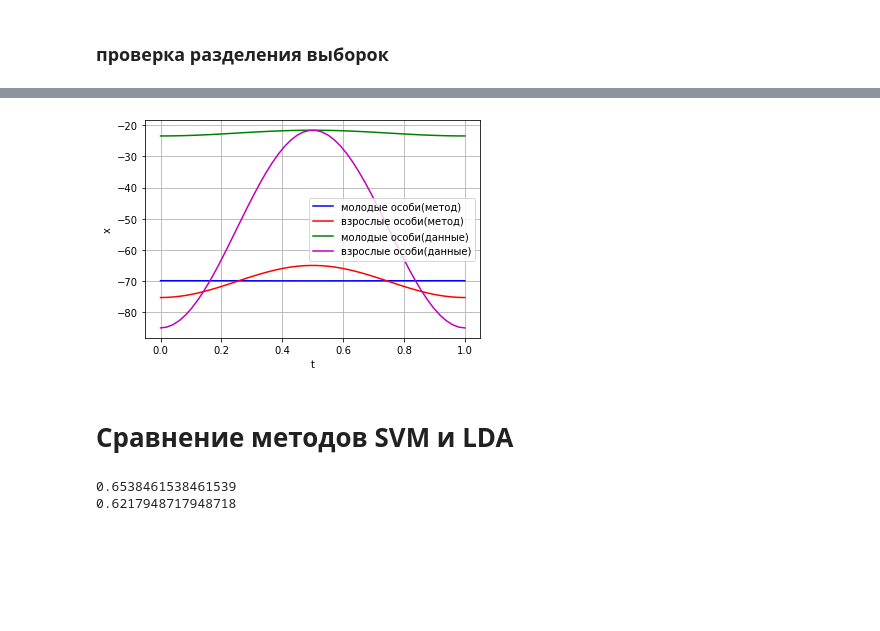
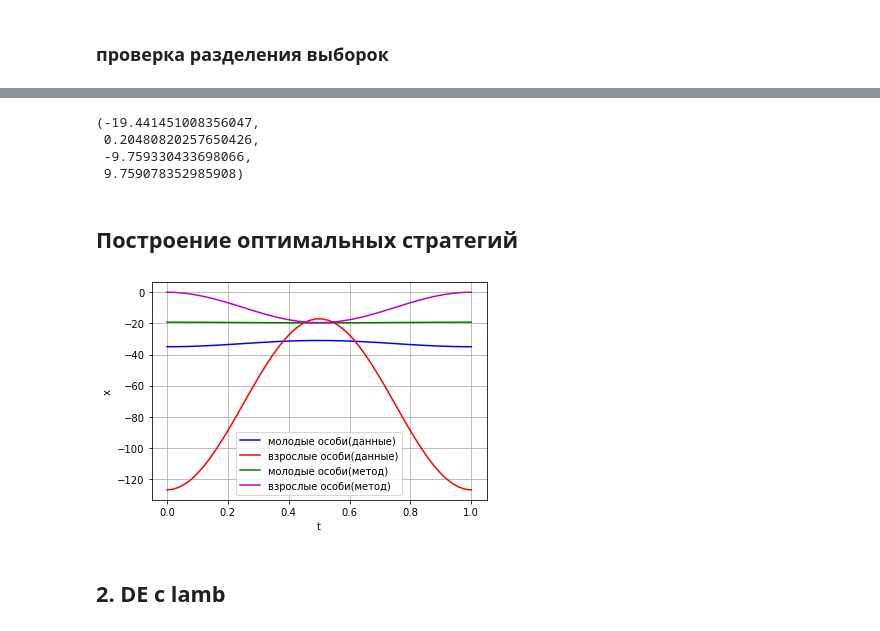
Before and after one commit to XeniaKlimenko/ML_SearchFitness, a Jupyter notebook: fitness_search.ipynb, the cells around one changed output, grey strips where cells are left out. Saved outputs shown, nothing was run; the diff lists cells and outputs as text; code cells hidden in the pictures; blank space fills up the shorter version.

```diff
--- a/fitness_search.ipynb
+++ b/fitness_search.ipynb
@@ -513,27 +924,37 @@ print('Вычисленные стратегий A и B по коэффицие
+# %%
+Aj=result_DE.x[0]
+Aa=result_DE.x[1]
+Bj = -(alpha_j*sigma1 - 2*delta_j*(Aj  + C0))/(2*(4*(np.pi**2)*beta_j + delta_j))
+Ba = -(alpha_a*sigma1 - 2*delta_a*(Aa  + C0))/(2*(4*(np.pi**2)*beta_a + delta_a))
+Aj, Bj, Aa, Ba
+# %% [output]
+(-19.441451008356047,
+ 0.20480820257650426,
+ -9.759330433698066,
+ 9.759078352985908)
+# %% [markdown]
+## Построение оптимальных стратегий
 # %%
+A_j=-33
+B_j=-2
+A_a=-72
+B_a=-55
+
 t=np.linspace(0,1)
-x_j_method=A_j_method+B_j_method*np.cos(2*pi*t)
-x_a_method=A_a_method+B_a_method*np.cos(2*pi*t)
-x_j=A_j+B_j*np.cos(2*pi*t)
-x_a=A_a+B_a*np.cos(2*pi*t)
+x_j_true=A_j+B_j*np.cos(2*pi*t)
+x_a_true=A_a+B_a*np.cos(2*pi*t)
+x_j=Aj+Bj*np.cos(2*pi*t)
+x_a=Aa+Ba*np.cos(2*pi*t)
 plt.xlabel("t")
 plt.ylabel("x")
 plt.grid()
-plt.plot(t,x_j_method,label='молодые особи(метод)',color='b')
-plt.plot(t,x_a_method,label='взрослые особи(метод)',color='r')
-plt.plot(t,x_j,label='молодые особи(данные)', color='g')
-plt.plot(t,x_a,label='взрослые особи(данные)',color='m')
+plt.plot(t,x_j_true,label='молодые особи(данные)',color='b')
+plt.plot(t,x_a_true,label='взрослые особи(данные)',color='r')
+plt.plot(t,x_j,label='молодые особи(метод)', color='g')
+plt.plot(t,x_a,label='взрослые особи(метод)',color='m')
 plt.legend()
 plt.show()
 # %% [output]
-[figure, old version]
+[figure, new version]
-# %% [markdown]
-# Сравнение методов SVM и LDA
-# %%
-# Оценка точности — простейший вариант оценки работы классификатора
-from sklearn.metrics import accuracy_score
-print(accuracy_score(SVC_prediction, y_test_SVC))
-print(accuracy_score(LDA_prediction, y_test_LDA))
-# %% [output]
-0.6538461538461539
-0.6217948717948718
+# %% [markdown]
+## 2. DE c lamb
```
Also changed, not shown: parts of 69 cells of this notebook, 9 other files.
